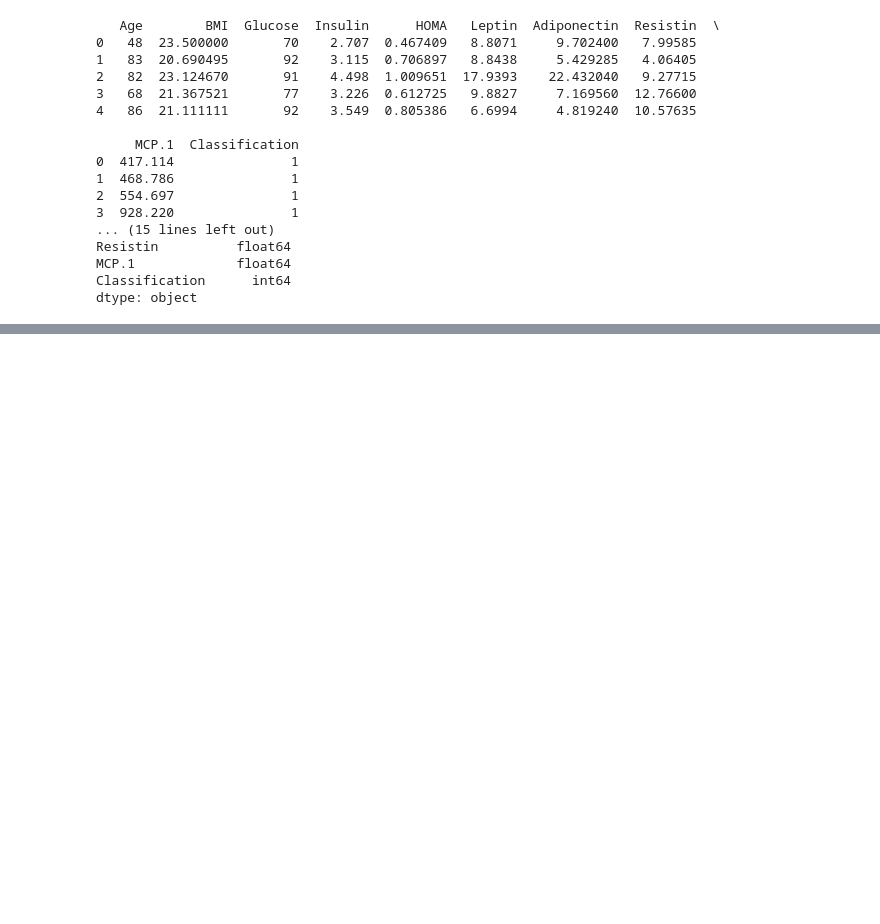
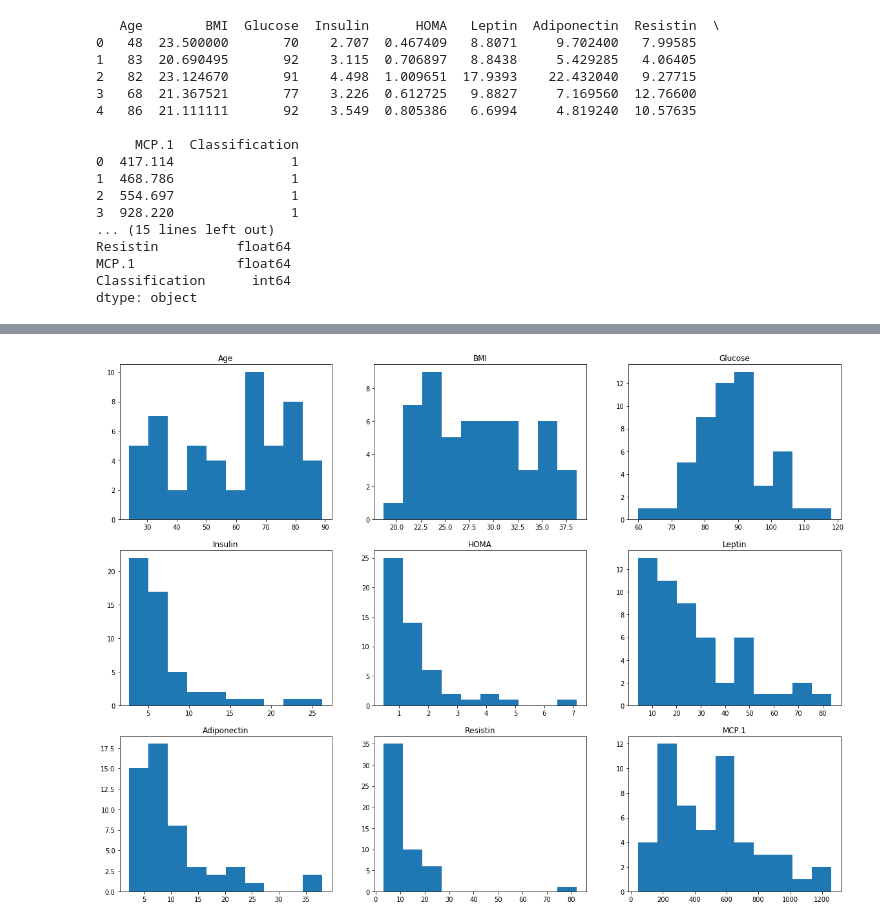
Before and after one commit to LuisMota93/Breast-Cancer-Machine-Learning-Prediction, a Jupyter notebook: cancer_prediction.ipynb, the cells around one changed output, grey strips where cells are left out. Drawn from its saved outputs; the diff is of its cells as text; code cells hidden in the pictures; blank space fills up the shorter version.

Commit message:
Cancer subset summary statistics

```diff
--- a/cancer_prediction.ipynb
+++ b/cancer_prediction.ipynb
@@ -76,0 +83,6 @@ dtype: object
+# %%
+cancer = cancer_data[cancer_data["Classification"] == 1].reset_index()
+no_cancer = cancer_data[cancer_data["Classification"] == 2].reset_index()
+
+print(cancer.head())
+print("\n", no_cancer.head())
@@ -76,0 +146,12 @@ dtype: object
+# %%
+#histograms
+def histogram_dist(data):
+    plt.figure(figsize = (20, 15))
+    for i in range(1, len(data.columns) - 1):
+        ax = plt.subplot(3, 3, i)
+        plt.hist(data[data.columns[i]])
+        plt.title(data.columns[i])
+
+histogram_dist(cancer)
+# %% [output]
+[figure, added]
```
Also changed, not shown: parts of 5 cells of this notebook.
